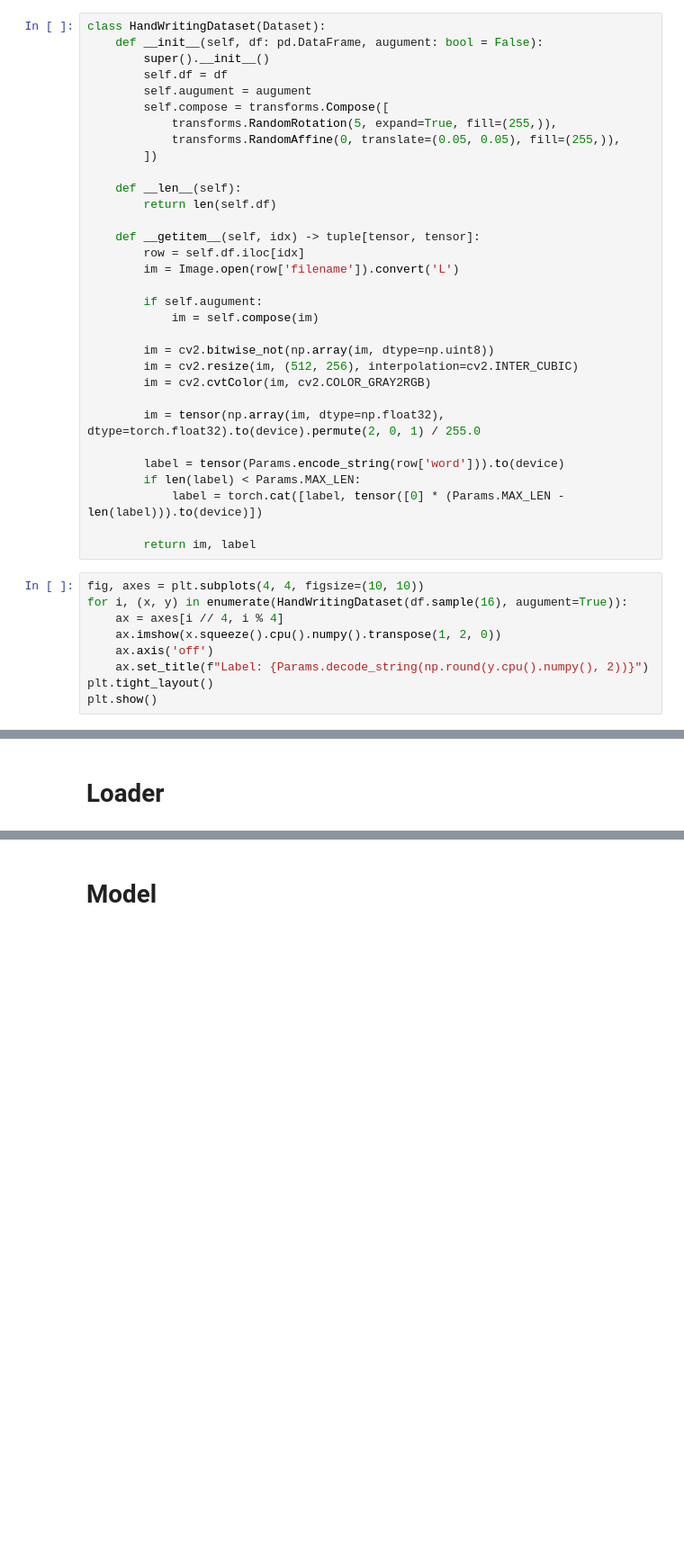
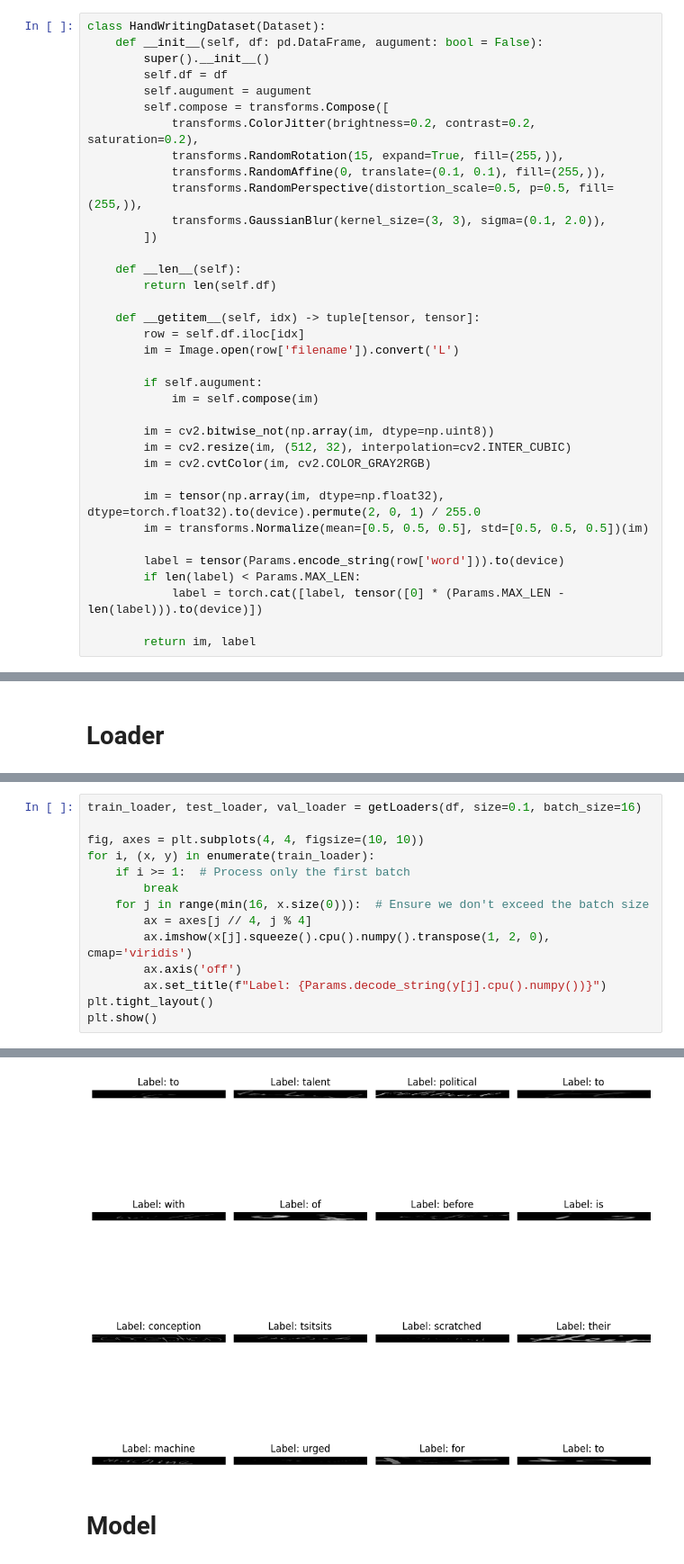
Before and after one commit to jGrzyb/handwriting_recognition, a Jupyter notebook: handwriting.ipynb, the cells around one changed output, grey strips where cells are left out. Shown at 90% size. Drawn from its saved outputs; the diff is of its cells as text; blank space fills up the shorter version.

```diff
--- a/handwriting.ipynb
+++ b/handwriting.ipynb
@@ -99,8 +112,11 @@ class HandWritingDataset(Dataset):
         self.df = df
         self.augument = augument
         self.compose = transforms.Compose([
-            transforms.RandomRotation(5, expand=True, fill=(255,)),
-            transforms.RandomAffine(0, translate=(0.05, 0.05), fill=(255,)),
+            transforms.ColorJitter(brightness=0.2, contrast=0.2, saturation=0.2),
+            transforms.RandomRotation(15, expand=True, fill=(255,)),
+            transforms.RandomAffine(0, translate=(0.1, 0.1), fill=(255,)),
+            transforms.RandomPerspective(distortion_scale=0.5, p=0.5, fill=(255,)),
+            transforms.GaussianBlur(kernel_size=(3, 3), sigma=(0.1, 2.0)),
         ])
 
     def __len__(self):
@@ -114,22 +130,14 @@ class HandWritingDataset(Dataset):
             im = self.compose(im)
 
         im = cv2.bitwise_not(np.array(im, dtype=np.uint8))
-        im = cv2.resize(im, (512, 256), interpolation=cv2.INTER_CUBIC)
+        im = cv2.resize(im, (512, 32), interpolation=cv2.INTER_CUBIC)
         im = cv2.cvtColor(im, cv2.COLOR_GRAY2RGB)
 
         im = tensor(np.array(im, dtype=np.float32), dtype=torch.float32).to(device).permute(2, 0, 1) / 255.0
+        im = transforms.Normalize(mean=[0.5, 0.5, 0.5], std=[0.5, 0.5, 0.5])(im)
 
         label = tensor(Params.encode_string(row['word'])).to(device)
         if len(label) < Params.MAX_LEN:
             label = torch.cat([label, tensor([0] * (Params.MAX_LEN - len(label))).to(device)])
 
         return im, label
-# %%
-fig, axes = plt.subplots(4, 4, figsize=(10, 10))
-for i, (x, y) in enumerate(HandWritingDataset(df.sample(16), augument=True)):
-    ax = axes[i // 4, i % 4]
-    ax.imshow(x.squeeze().cpu().numpy().transpose(1, 2, 0))
-    ax.axis('off')
-    ax.set_title(f"Label: {Params.decode_string(np.round(y.cpu().numpy(), 2))}")
-plt.tight_layout()
-plt.show()
@@ -153,3 +165,18 @@ def getLoaders(df: pd.DataFrame, size: float = 1.0, batch_size: int = 4, not_tra
     val_loader = DataLoader(val_dataset, batch_size=batch_size, shuffle=True)
 
     return train_loader, test_loader, val_loader
+# %%
+train_loader, test_loader, val_loader = getLoaders(df, size=0.1, batch_size=16)
+
+fig, axes = plt.subplots(4, 4, figsize=(10, 10))
+for i, (x, y) in enumerate(train_loader):
+    if i >= 1:  # Process only the first batch
+        break
+    for j in range(min(16, x.size(0))):  # Ensure we don't exceed the batch size
+        ax = axes[j // 4, j % 4]
+        ax.imshow(x[j].squeeze().cpu().numpy().transpose(1, 2, 0), cmap='viridis')
+        ax.axis('off')
+        ax.set_title(f"Label: {Params.decode_string(y[j].cpu().numpy())}")
+plt.tight_layout()
+plt.show()
+# %% [output]
@@ -156,3 +199,4 @@ def getLoaders(df: pd.DataFrame, size: float = 1.0, batch_size: int = 4, not_tra
+[figure, added]
 # %% [markdown]
 # Model
 # %%
```
Also changed, not shown: parts of 14 cells of this notebook.
